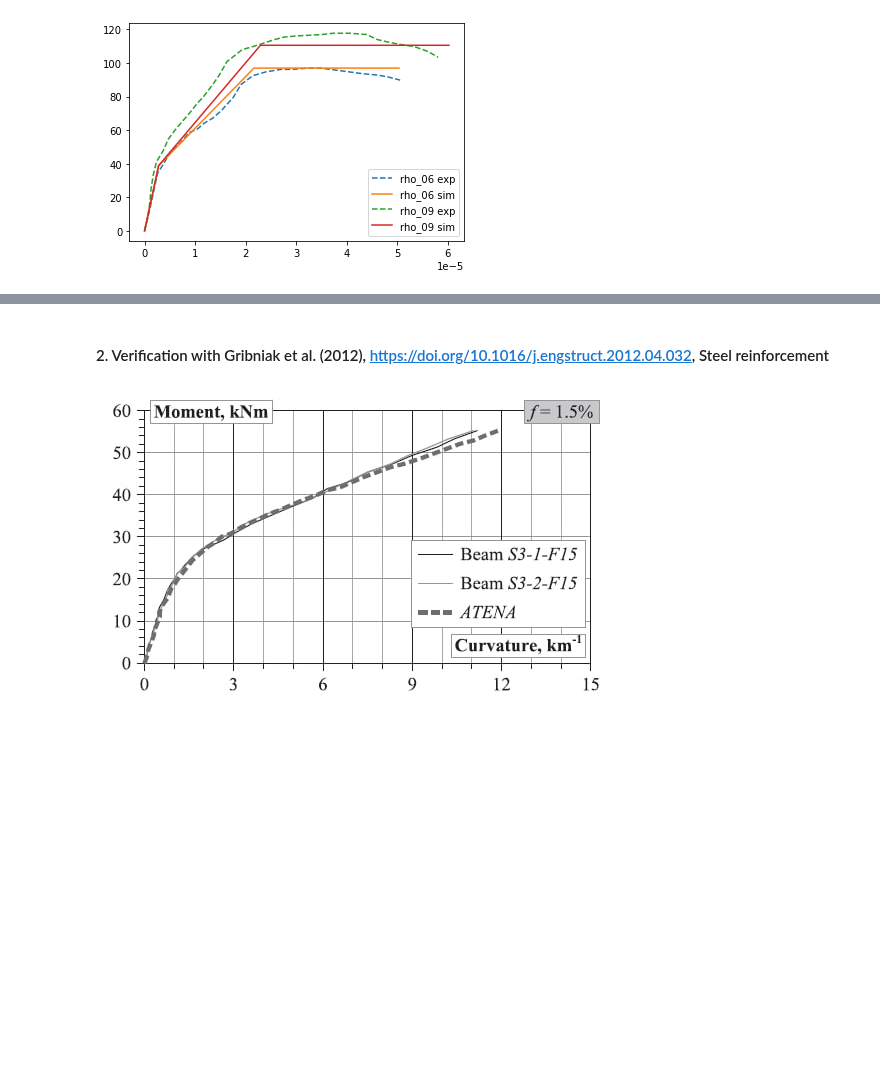
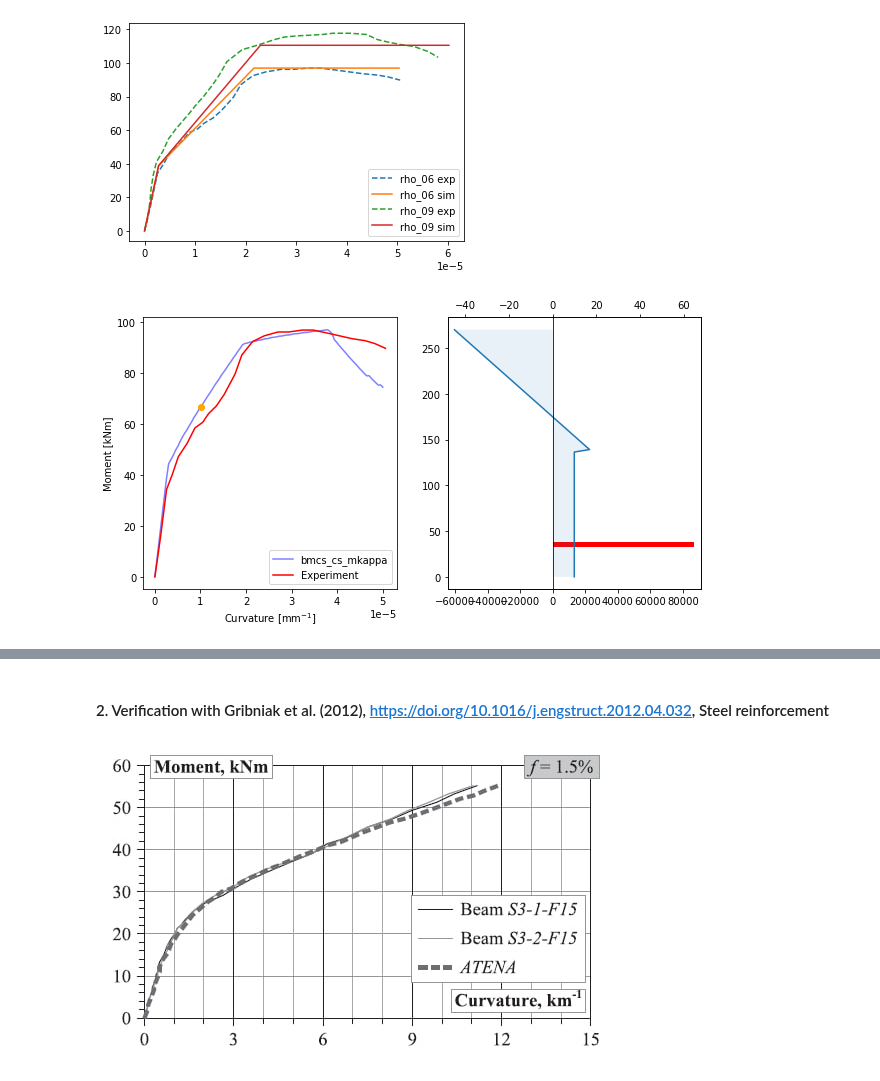
Before and after one commit to rosoba/bmcs_cross_section, a Jupyter notebook: notebooks/mkappa/mkappa_verification.ipynb, the cells around one changed output, grey strips where cells are left out. Saved outputs shown, nothing was run; the diff lists cells and outputs as text; code cells hidden in the pictures; blank space fills up the shorter version.

```diff
--- a/notebooks/mkappa/mkappa_verification.ipynb
+++ b/notebooks/mkappa/mkappa_verification.ipynb
@@ -97,26 +99,28 @@ k3= data['rho_09_sim_k'] * 1e-5; m3= data['rho_09_sim_m']; ver_data3 = [k3, m3];
 # %%
 # rho_06
 mc = MKappa(n_m=100, n_kappa = 100)
 mc.kappa_slider = 0.00001
 mc.low_kappa = 0
 mc.high_kappa = 0.00005
 map_and_assign_params_for_rectangular_section(mc,
     beta_tu = 21,
         b = 190,
         h = 270,
-        E = 46418, # 46418
+        E = 46700,
         E_s = 200000,
         f_sy = 600,
         eps_cr = 0.000384,
         rho = 0.006,
         v_f = 0.02,
         omega = 10.7,
         psi = 7.8,
         mu = 0.55,
         alpha = 0.87,
         lambda_cu = 11.7)
 
 plot_mk_ver(mc, ver_data)
+# %% [output]
+[figure, added]
 # %%
 # rho_09
 mc = MKappa(n_m=100, n_kappa = 100)
```
Also changed, not shown: parts of 7 cells of this notebook, 1 other file.
